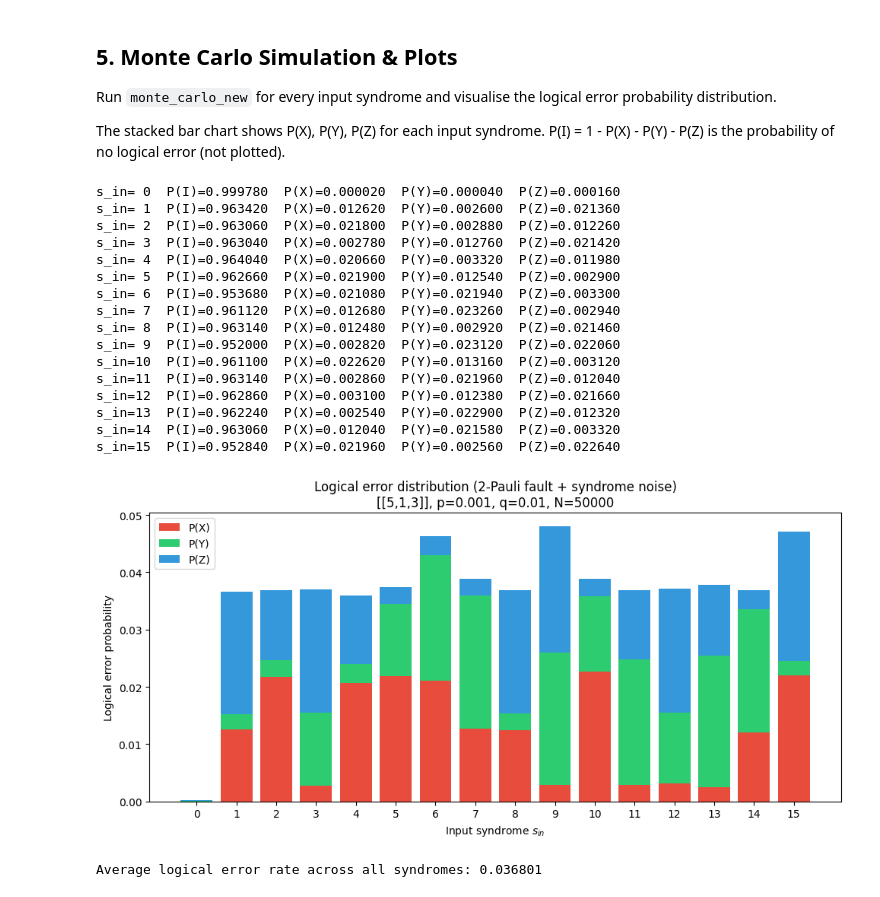
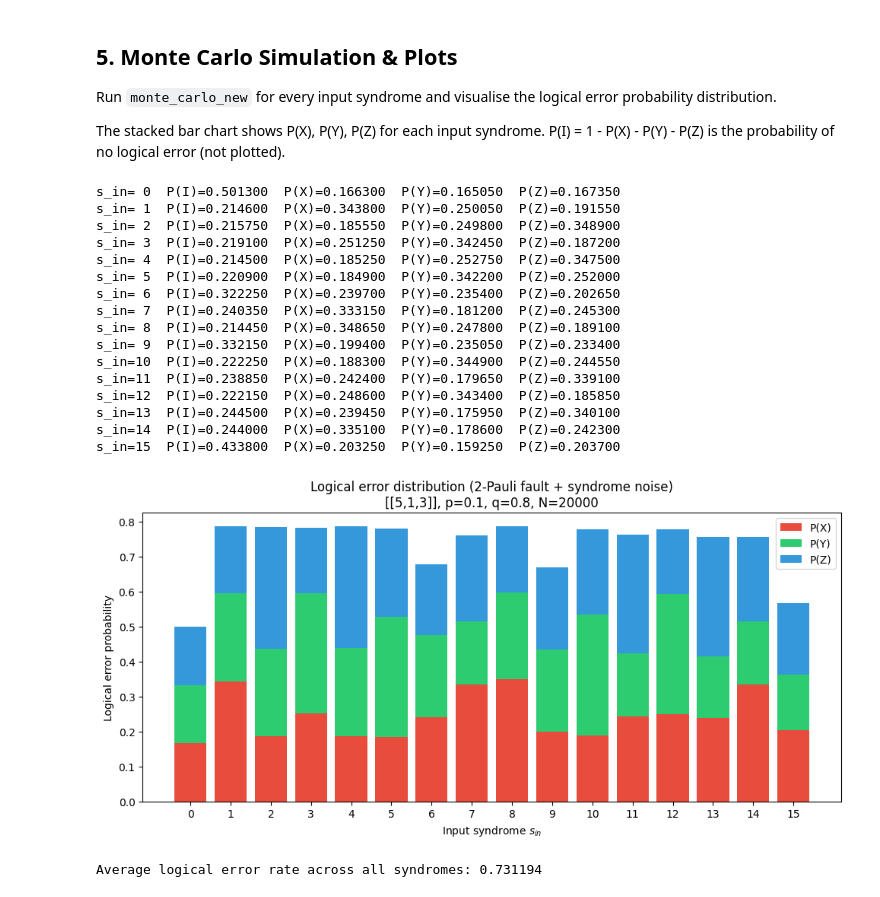
Before and after one commit to YommoY-official/MPQMasters, a Jupyter notebook: ECCODE/exRec_logicalerror_distribution.ipynb, the cells around one changed output. Saved outputs shown, nothing was run; the diff lists cells and outputs as text; code cells hidden in the pictures.

```diff
--- a/ECCODE/exRec_logicalerror_distribution.ipynb
+++ b/ECCODE/exRec_logicalerror_distribution.ipynb
@@ -255,9 +255,9 @@ All tuneable parameters in one place. Change these and re-run the cells below.
 # *** CHANGE INPUTS HERE ***
 # ---------------------------------------------------------------------------
 code      = code_513        # choose: code_513 | your own StabilizerCode
-p_val     = 1e-3            # single-qubit depolarizing rate
-q_val     = 1e-2            # syndrome bit-flip probability
-N_SAMPLES = 50_000          # MC samples per syndrome (increase for smoother distributions)
+p_val     = 1e-1            # single-qubit depolarizing rate
+q_val     = 0.8            # syndrome bit-flip probability
+N_SAMPLES = 20_000          # MC samples per syndrome (increase for smoother distributions)
 # ---------------------------------------------------------------------------
 
 print(f"Code:      {code.name}")
@@ -308,44 +308,55 @@ for s in range(n_syn):
     print(f's_in={s:2d}  P(I)={probs_new[s,0]:.6f}  P(X)={probs_new[s,1]:.6f}  '
           f'P(Y)={probs_new[s,2]:.6f}  P(Z)={probs_new[s,3]:.6f}')
 # %% [output]
-s_in= 0  P(I)=0.999780  P(X)=0.000020  P(Y)=0.000040  P(Z)=0.000160
-s_in= 1  P(I)=0.963420  P(X)=0.012620  P(Y)=0.002600  P(Z)=0.021360
-s_in= 2  P(I)=0.963060  P(X)=0.021800  P(Y)=0.002880  P(Z)=0.012260
-s_in= 3  P(I)=0.963040  P(X)=0.002780  P(Y)=0.012760  P(Z)=0.021420
-s_in= 4  P(I)=0.964040  P(X)=0.020660  P(Y)=0.003320  P(Z)=0.011980
-s_in= 5  P(I)=0.962660  P(X)=0.021900  P(Y)=0.012540  P(Z)=0.002900
-s_in= 6  P(I)=0.953680  P(X)=0.021080  P(Y)=0.021940  P(Z)=0.003300
-s_in= 7  P(I)=0.961120  P(X)=0.012680  P(Y)=0.023260  P(Z)=0.002940
-s_in= 8  P(I)=0.963140  P(X)=0.012480  P(Y)=0.002920  P(Z)=0.021460
-s_in= 9  P(I)=0.952000  P(X)=0.002820  P(Y)=0.023120  P(Z)=0.022060
-s_in=10  P(I)=0.961100  P(X)=0.022620  P(Y)=0.013160  P(Z)=0.003120
-s_in=11  P(I)=0.963140  P(X)=0.002860  P(Y)=0.021960  P(Z)=0.012040
-s_in=12  P(I)=0.962860  P(X)=0.003100  P(Y)=0.012380  P(Z)=0.021660
-s_in=13  P(I)=0.962240  P(X)=0.002540  P(Y)=0.022900  P(Z)=0.012320
-s_in=14  P(I)=0.963060  P(X)=0.012040  P(Y)=0.021580  P(Z)=0.003320
-s_in=15  P(I)=0.952840  P(X)=0.021960  P(Y)=0.002560  P(Z)=0.022640
+s_in= 0  P(I)=0.501300  P(X)=0.166300  P(Y)=0.165050  P(Z)=0.167350
+s_in= 1  P(I)=0.214600  P(X)=0.343800  P(Y)=0.250050  P(Z)=0.191550
+s_in= 2  P(I)=0.215750  P(X)=0.185550  P(Y)=0.249800  P(Z)=0.348900
+s_in= 3  P(I)=0.219100  P(X)=0.251250  P(Y)=0.342450  P(Z)=0.187200
+s_in= 4  P(I)=0.214500  P(X)=0.185250  P(Y)=0.252750  P(Z)=0.347500
+s_in= 5  P(I)=0.220900  P(X)=0.184900  P(Y)=0.342200  P(Z)=0.252000
+s_in= 6  P(I)=0.322250  P(X)=0.239700  P(Y)=0.235400  P(Z)=0.202650
+s_in= 7  P(I)=0.240350  P(X)=0.333150  P(Y)=0.181200  P(Z)=0.245300
+s_in= 8  P(I)=0.214450  P(X)=0.348650  P(Y)=0.247800  P(Z)=0.189100
+s_in= 9  P(I)=0.332150  P(X)=0.199400  P(Y)=0.235050  P(Z)=0.233400
+s_in=10  P(I)=0.222250  P(X)=0.188300  P(Y)=0.344900  P(Z)=0.244550
+s_in=11  P(I)=0.238850  P(X)=0.242400  P(Y)=0.179650  P(Z)=0.339100
+s_in=12  P(I)=0.222150  P(X)=0.248600  P(Y)=0.343400  P(Z)=0.185850
+s_in=13  P(I)=0.244500  P(X)=0.239450  P(Y)=0.175950  P(Z)=0.340100
+s_in=14  P(I)=0.244000  P(X)=0.335100  P(Y)=0.178600  P(Z)=0.242300
+s_in=15  P(I)=0.433800  P(X)=0.203250  P(Y)=0.159250  P(Z)=0.203700
 # %%
 # --- Stacked bar chart: logical error probability per syndrome ---
+import os
+
 fig, ax = plt.subplots(figsize=(10, 5))
 x = np.arange(n_syn)
 
 ax.bar(x, probs_new[:, 1], label='P(X)', color='#e74c3c')
 ax.bar(x, probs_new[:, 2], bottom=probs_new[:, 1], label='P(Y)', color='#2ecc71')
 ax.bar(x, probs_new[:, 3], bottom=probs_new[:, 1] + probs_new[:, 2],
        label='P(Z)', color='#3498db')
 
 ax.set_xlabel('Input syndrome $s_{in}$')
 ax.set_ylabel('Logical error probability')
 ax.set_title(f'Logical error distribution (2-Pauli fault + syndrome noise)\n'
              f'{code.name}, p={p_val}, q={q_val}, N={N_SAMPLES}')
 ax.set_xticks(x)
 ax.legend()
 plt.tight_layout()
+
+plots_dir = 'plots'
+os.makedirs(plots_dir, exist_ok=True)
+
+code_tag = code.name.replace('[', '').replace(']', '').replace(',', '-')
+fname    = (f"log_error_dist(2-pauli_syndrome_error)_{code_tag}_p={p_val}_q={q_val}_N={N_SAMPLES}.png")
+fpath    = os.path.join(plots_dir, fname)
+fig.savefig(fpath, dpi=150, bbox_inches='tight')
+
 plt.show()
 
 # --- Summary ---
 total_error_rate = 1 - probs_new[:, 0].mean()
 print(f"\nAverage logical error rate across all syndromes: {total_error_rate:.6f}")
 # %% [output]
-[figure, old version]
+[figure, new version]
-Average logical error rate across all syndromes: 0.036801
+Average logical error rate across all syndromes: 0.731194
```
Also changed, not shown: parts of 10 cells of this notebook.
